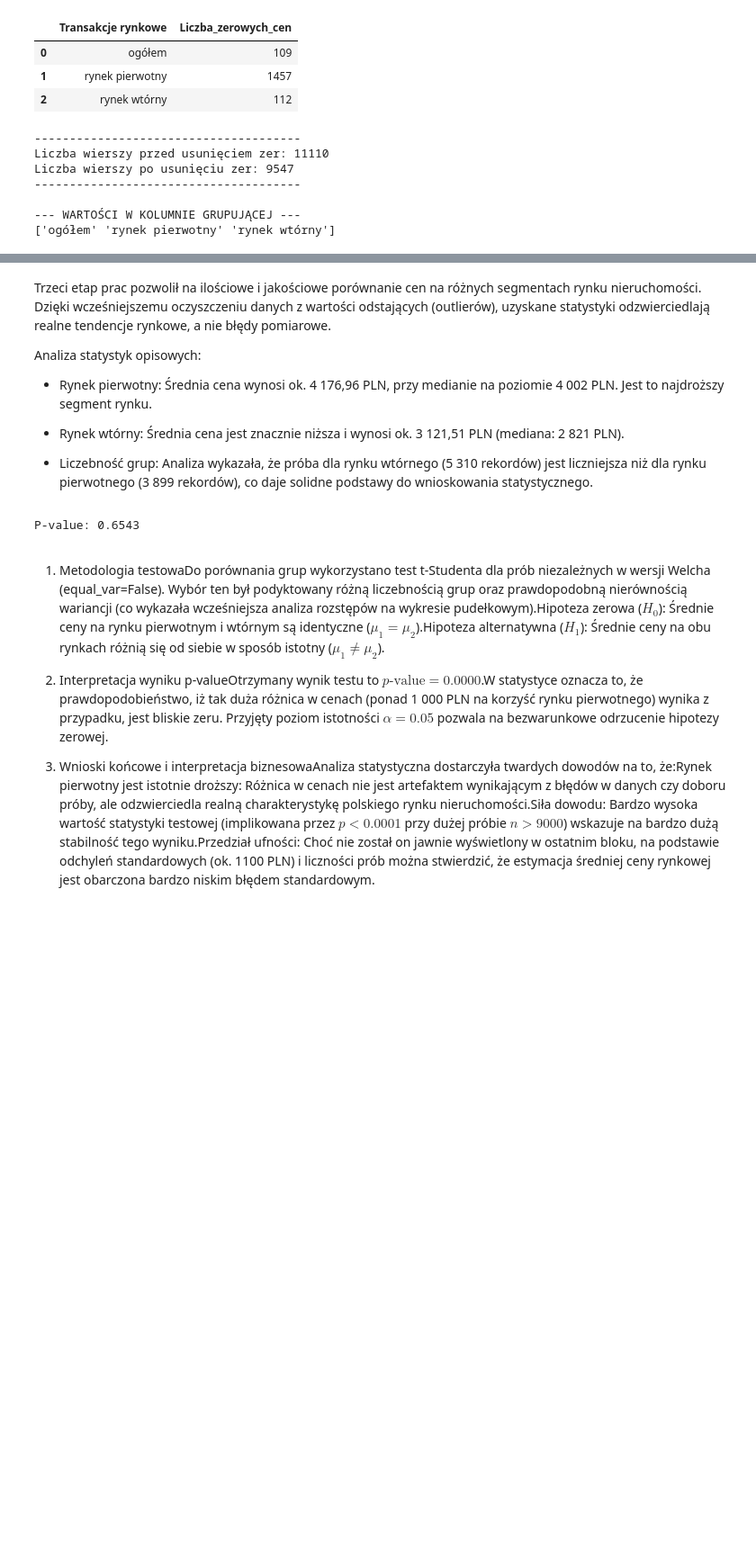
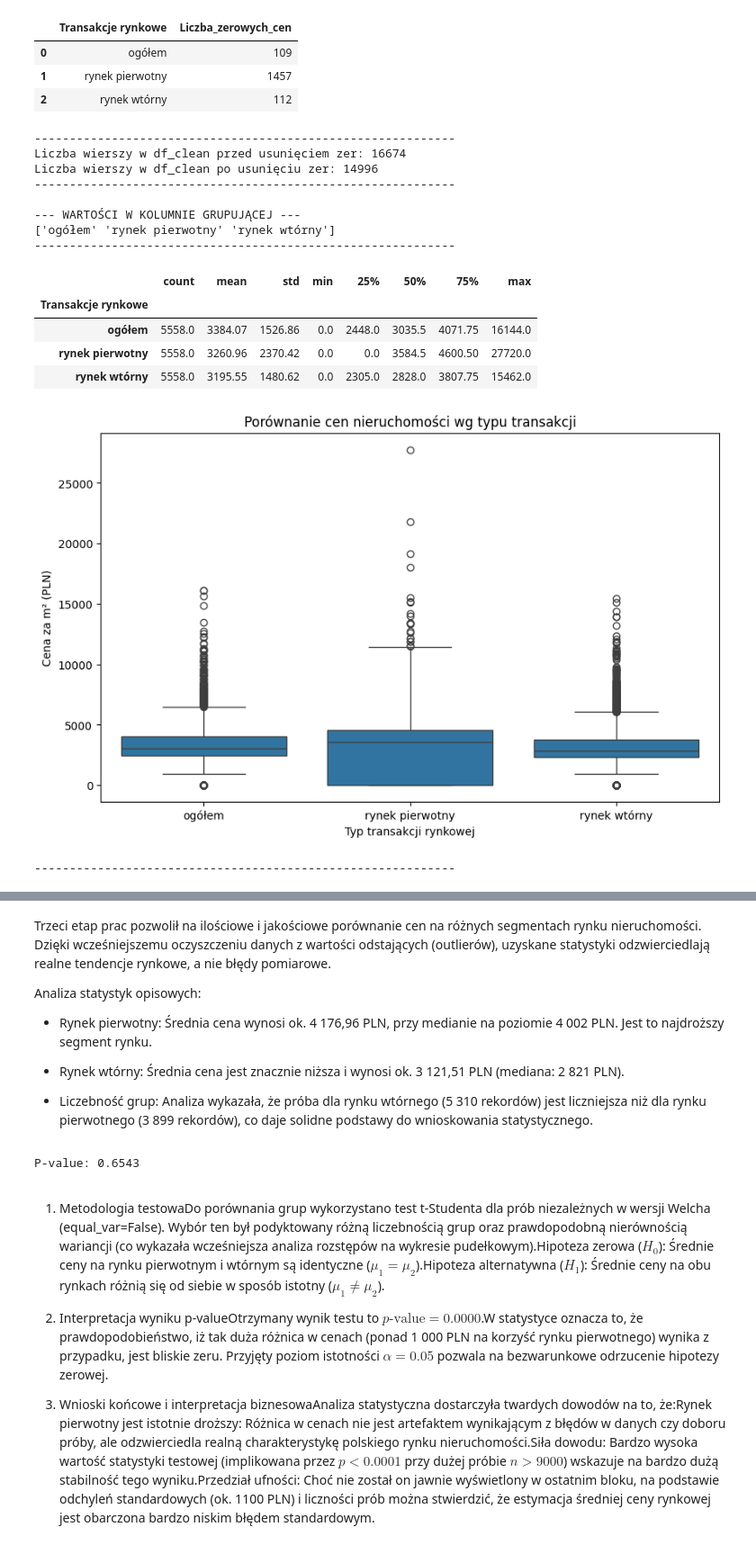
Before and after one commit to MatiMajewski/Beginners, a Jupyter notebook: Podejście2.ipynb, the cells around one changed output, grey strips where cells are left out. Shown at 90% size. Cells and saved outputs as stored; diff of their text form; code cells hidden in the pictures; blank space fills up the shorter version.

```diff
--- a/Podejście2.ipynb
+++ b/Podejście2.ipynb
@@ -3,6 +3,8 @@ import pandas as pd
 import numpy as np
 import requests
 import io
+import seaborn as sns
+import matplotlib.pyplot as plt
 
 # 1. Ładowanie
 # Pobieranie pliku z GitHub
@@ -12,7 +14,8 @@ df_org = pd.read_excel(io.BytesIO(response.content), header=0)
 
 df = df_org.copy()
 
-# 2. Diagnostyka struktury
+# 2. Czyszczenie danych
+# Diagnostyka struktury
 print("--- INFO O STRUKTURZE ---")
 print(df.info())
 
@@ -27,11 +30,11 @@ df['cena_numeric'] = pd.to_numeric(df['Wartosc'], errors='coerce')
 # Usunięcie wierszy z brakującymi wartościami w 'cena_numeric' i przypisanie do df_clean
 df_clean = df.dropna(subset=['cena_numeric'])
 
-# 3. Sprawdzenie braków i unikalnych wartości
+# Sprawdzenie braków i unikalnych wartości
 print("\n--- BRAKI W DANYCH ---")
 print(df.isnull().sum())
 
-# 4. sprawdzanie wartosci 0 w kolumnie wartosci
+# sprawdzanie wartosci 0 w kolumnie wartosci
 zero_price_rows = df_clean[df_clean['cena_numeric'] == 0]
 zero_counts_by_market = zero_price_rows.groupby('Transakcje rynkowe').size().reset_index(name='Liczba_zerowych_cen')
 
@@ -39,41 +42,91 @@ print("Liczba zerowych cen w podziale na typ transakcji rynkowej:")
 display(zero_counts_by_market)
 
 # usuwamy wiersze z wartościami 0
-df_without_zeros_from_temp = df_temp[df_temp['cena_numeric'] != 0].copy()
-print("--------------------------------------")
-print(f"Liczba wierszy przed usunięciem zer: {len(df_temp)}")
-print(f"Liczba wierszy po usunięciu zer: {len(df_without_zeros_from_temp)}")
+initial_rows_in_df_clean = len(df_clean)
+df_clean = df_clean[df_clean['cena_numeric'] != 0].copy()
+print("------------------------------------------------------------")
+print(f"Liczba wierszy w df_clean przed usunięciem zer: {initial_rows_in_df_clean}")
+print(f"Liczba wierszy w df_clean po usunięciu zer: {len(df_clean)}")
 
-print("--------------------------------------")
+print("------------------------------------------------------------")
 print("\n--- WARTOŚCI W KOLUMNIE GRUPUJĄCEJ ---")
 # Sprawdzamy, czy 'rynek pierwotny' nie jest zapisany na 3 różne sposoby (np. z literówkami)
 print(df['Transakcje rynkowe'].unique())
+
+
+
+# 3. Statystyki opisowe
+# Statystyki opisowe
+stats_desc = df.groupby('Transakcje rynkowe')['cena_numeric'].describe().round(2)
+print("------------------------------------------------------------")
+display(stats_desc)
+
+# Wizualizacja rozkładu z ekstremami
+plt.figure(figsize=(10, 6))
+sns.boxplot(data=df, x='Transakcje rynkowe', y='cena_numeric')
+plt.title("Porównanie cen nieruchomości wg typu transakcji")
+plt.xlabel("Typ transakcji rynkowej")
+plt.ylabel("Cena za m² (PLN)")
+plt.show()
+
+# Obliczanie Q1, Q3 i IQR do usuwania outlierów z df_clean
+Q1 = df_clean['cena_numeric'].quantile(0.15)
+Q3 = df_clean['cena_numeric'].quantile(0.85)
+IQR = Q3 - Q1
+
+# Definiowanie granic dla outlierów
+lower_bound = Q1 - 1.5 * IQR
+upper_bound = Q3 + 1.5 * IQR
+
+# Filtrowanie outlierów i przypisanie do df_outliers, aby uwzględnić wszystkie typy rynkowe, w tym 'ogółem'
+df_outliers = df_clean[(df_clean['cena_numeric'] >= lower_bound) & (df_clean['cena_numeric'] <= upper_bound)].copy()
+
+# Statystyki opisowe
+stats_desc = df_outliers.groupby('Transakcje rynkowe')['cena_numeric'].describe().round(2)
+print("------------------------------------------------------------")
+display(stats_desc)
+
+# Wizualizacja rozkładu
+plt.figure(figsize=(10, 6))
+sns.boxplot(data=df_outliers, x='Transakcje rynkowe', y='cena_numeric')
+plt.title("Porównanie cen nieruchomości wg typu transakcji (po usunięciu outlierów)")
+plt.xlabel("Typ transakcji rynkowej")
+plt.ylabel("Cena za m² (PLN)")
+plt.show()
 # %% [output]
 --- INFO O STRUKTURZE ---
 <class 'pandas.core.frame.DataFrame'>
 RangeIndex: 16674 entries, 0 to 16673
 Data columns (total 4 columns):
  #   Column              Non-Null Count  Dtype
 ---  ------              --------------  -----
  0   Nazwa               16674 non-null  object
  1   Transakcje rynkowe  16674 non-null  object
  2   Rok                 16674 non-null  int64
  3   Wartosc             16674 non-null  object
 dtypes: int64(1), object(3)
 memory usage: 521.2+ KB
 ... (8 lines left out)
 Wartosc               0
 cena_numeric          0
 dtype: int64
 Liczba zerowych cen w podziale na typ transakcji rynkowej:
 |  | Transakcje rynkowe | Liczba_zerowych_cen |
 | 0 | ogółem | 109 |
 | 1 | rynek pierwotny | 1457 |
 | 2 | rynek wtórny | 112 |
---------------------------------------
-Liczba wierszy przed usunięciem zer: 11110
-Liczba wierszy po usunięciu zer: 9547
---------------------------------------
+------------------------------------------------------------
+Liczba wierszy w df_clean przed usunięciem zer: 16674
+Liczba wierszy w df_clean po usunięciu zer: 14996
+------------------------------------------------------------
 
 --- WARTOŚCI W KOLUMNIE GRUPUJĄCEJ ---
 ['ogółem' 'rynek pierwotny' 'rynek wtórny']
+------------------------------------------------------------
+|  | count | mean | std | min | 25% | 50% | 75% | max |
+| Transakcje rynkowe |  |  |  |  |  |  |  |  |
+| ogółem | 5558.0 | 3384.07 | 1526.86 | 0.0 | 2448.0 | 3035.5 | 4071.75 | 16144.0 |
+| rynek pierwotny | 5558.0 | 3260.96 | 2370.42 | 0.0 | 0.0 | 3584.5 | 4600.50 | 27720.0 |
+| rynek wtórny | 5558.0 | 3195.55 | 1480.62 | 0.0 | 2305.0 | 2828.0 | 3807.75 | 15462.0 |
+[figure, added]
+------------------------------------------------------------
```
Also changed, not shown: parts of 4 cells of this notebook.
